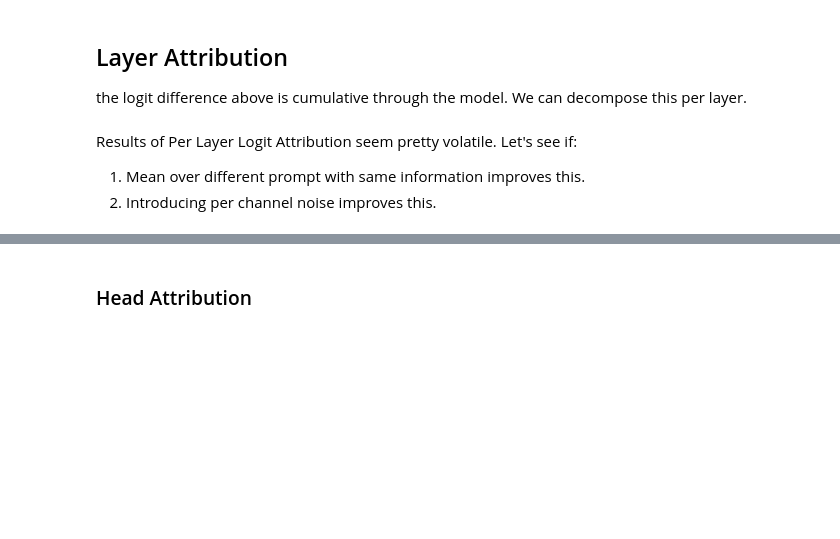
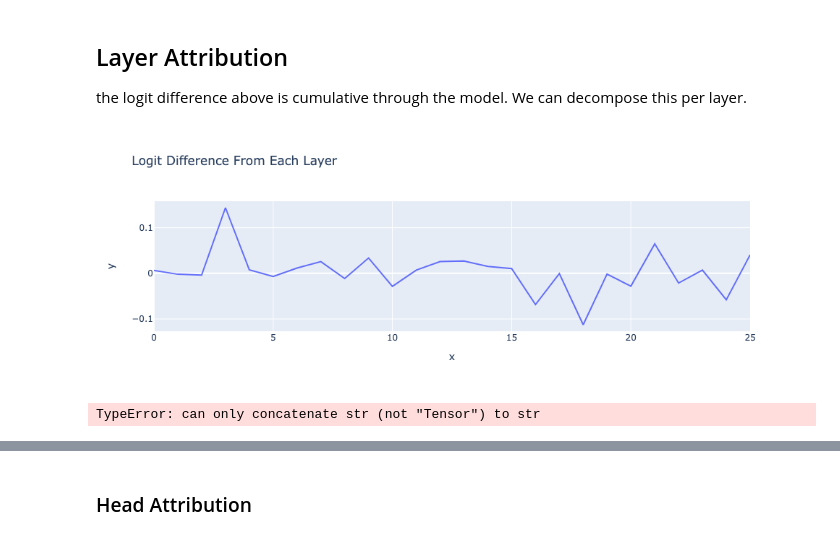
Before and after one commit to jansont/transformer-circuits, a Jupyter notebook: notebooks/CountingCircuit.ipynb, the cells around one changed output, grey strips where cells are left out. Drawn from its saved outputs; the diff is of its cells as text; code cells hidden in the pictures; blank space fills up the shorter version.

```diff
--- a/notebooks/CountingCircuit.ipynb
+++ b/notebooks/CountingCircuit.ipynb
@@ -341,4 +347,0 @@ torch.Size([1, 768])
-# %%
-prompt = fact_prompts[sentence_idx]["subject_sentence"]
-prompt_tokens = model.to_tokens(prompt, prepend_bos=True)
-logits, cache = model.run_with_cache(prompt_tokens)
@@ -344,0 +363,30 @@ logits, cache = model.run_with_cache(prompt_tokens)
+# %%
+#we get the directions for the directions of both answers
+# correct_tokens = clean_tokenized_prompts
+# counter_tokens = corrupted_tokenized_prompts
+
+correct_strings = [p["count"] for p in prompts]
+counter_strings = [p["counterfactual_answers"] for p in prompts]
+correct_tokens = model.to_tokens(correct_strings)[:,-1]
+counter_tokens = torch.stack([model.to_tokens(cs)[:, -1] for cs in counter_strings])
+counter_tokens = counter_tokens.transpose(1,0)
+
+# print(counter_tokens)
+
+# maxlen = max([clean_tokenized_prompts.shape[-1], corrupted_tokenized_prompts[.shape[-1]])
+# correct_tokens = pad_tokens_from_left([c for c in clean_tokenized_prompts], maxlen)
+# counter_tokens = pad_tokens_from_left([c for c in corrupted_tokenized_prompts], maxlen)
+
+print(correct_tokens.shape)
+print(counter_tokens.shape)
+
+logit_diff_directions = []
+for counter_factual_idx in range(counter_tokens.shape[0]): #shape num counterfactual per example x prompt
+    correct_answer_residual_directions = get_residual_directions(correct_tokens)
+    counter_factual_residual_directions = get_residual_directions(counter_tokens[counter_factual_idx])
+
+    logit_diff_directions.append(
+        correct_answer_residual_directions - counter_factual_residual_directions
+    )
+logit_diff_directions = torch.stack(logit_diff_directions)
+logit_diff_directions = torch.mean(logit_diff_directions, axis=0)
@@ -345,3 +396,5 @@ logits, cache = model.run_with_cache(prompt_tokens)
+# %%
+logits, cache = model.run_with_cache(clean_tokenized_prompts)
 # %%
 def residual_stack_to_logit_diff(residual_stack, cache, logit_diff_directions) -> float:
     """
@@ -376,4 +438,13 @@ sentence_idx = -1
+# %%
+per_layer_residual, labels = cache.decompose_resid(layer=-1, pos_slice=-1, return_labels=True)
+
+per_layer_logit_diffs = residual_stack_to_logit_diff(per_layer_residual, cache, logit_diff_directions)
+
+line(per_layer_logit_diffs, hover_name=labels, title="Logit Difference From Each Layer")
+# %% [output]
+[figure, added]
 # %%
-prompt = fact_prompts[sentence_idx]["subject_sentence"]
-prompt_tokens = model.to_tokens(prompt, prepend_bos=True)
+prompt_tokens = model.to_tokens(clean_tokenized_prompts, prepend_bos=True)
 logits, cache = model.run_with_cache(prompt_tokens)
+# %% [output]
+TypeError: can only concatenate str (not "Tensor") to str
@@ -386,4 +450,0 @@ per_layer_logit_diffs = residual_stack_to_logit_diff(per_layer_residual, cache,
-# %% [markdown]
-Results of Per Layer Logit Attribution seem pretty volatile. Let's see if:
-1. Mean over different prompt with same information improves this.
-2. Introducing per channel noise improves this.
```
Also changed, not shown: parts of 17 cells of this notebook.
